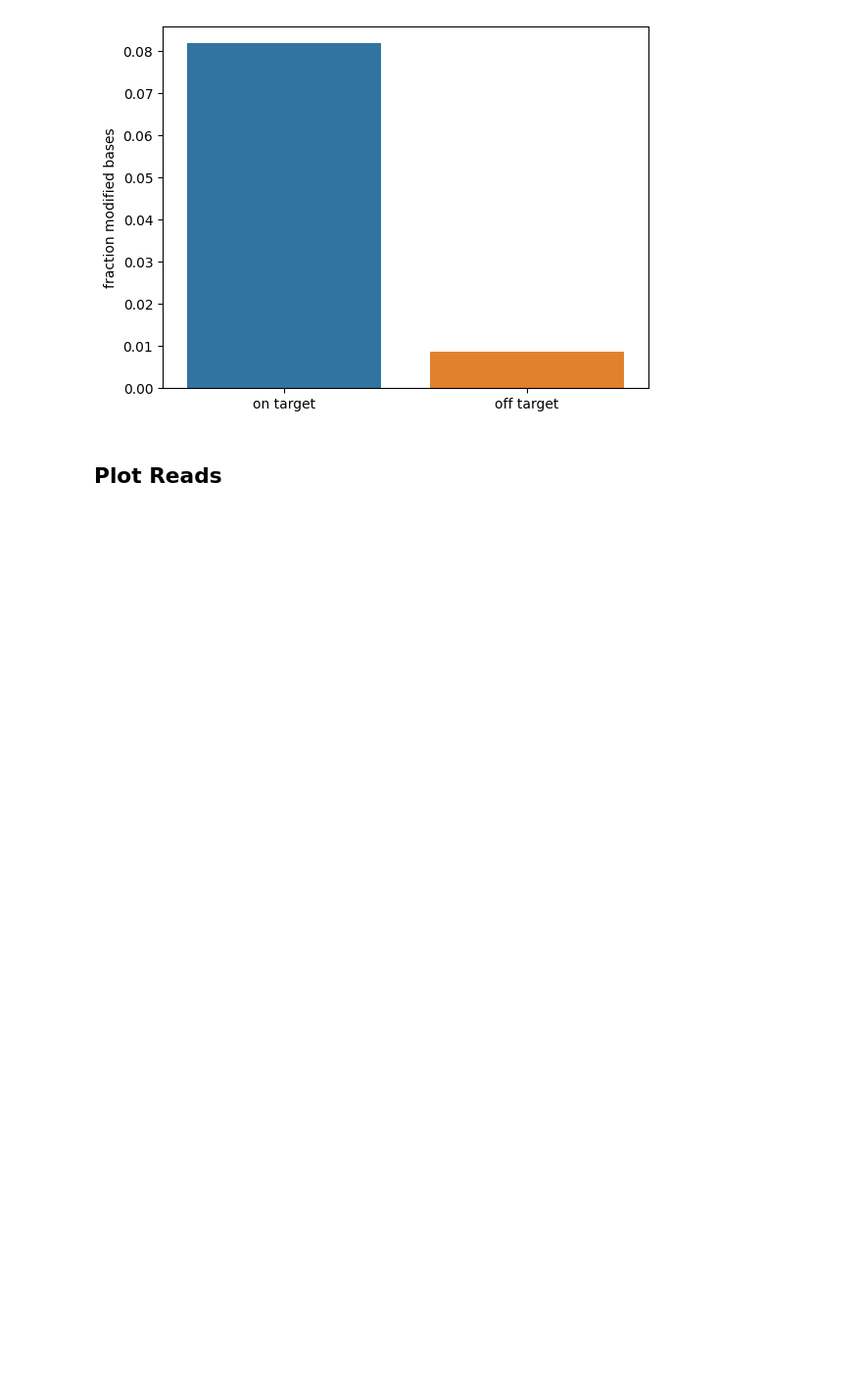
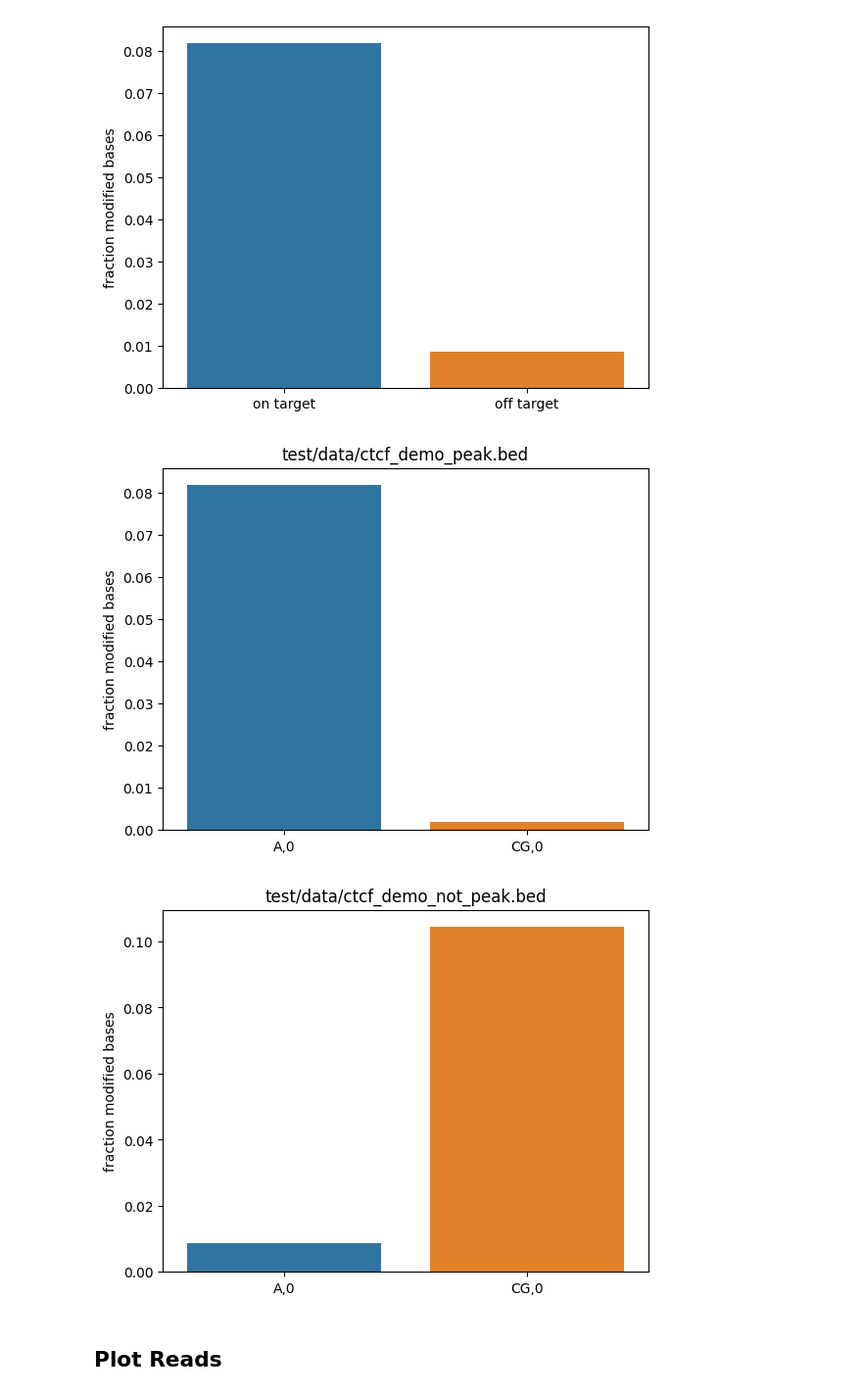
Before and after one commit to streetslab/dimelo, a Jupyter notebook: tutorial.ipynb, the cells around one changed output. Shown at 98% size. Saved outputs shown, nothing was run; the diff lists cells and outputs as text; code cells hidden in the pictures; blank space fills up the shorter version.

```diff
--- a/tutorial.ipynb
+++ b/tutorial.ipynb
@@ -296,3 +307,17 @@ plot_enrichment.by_regions(mod_file_name=pileup_file,
 # %% [output]
 <Axes: ylabel='fraction modified bases'>
 [figure]
+# %%
+plot_enrichment.by_modification(mod_file_name=pileup_file,
+                                regions=ctcf_target_regions,
+                                motifs=['A,0','CG,0'],)
+plt.title(ctcf_target_regions)
+plt.show()
+plot_enrichment.by_modification(mod_file_name=pileup_file,
+                                regions=ctcf_off_target_regions,
+                                motifs=['A,0','CG,0'],)
+plt.title(ctcf_off_target_regions)
+plt.show()
+# %% [output]
+[figure, added]
+[figure, added]
```
Also changed, not shown: parts of 13 cells of this notebook, 3 other files.
